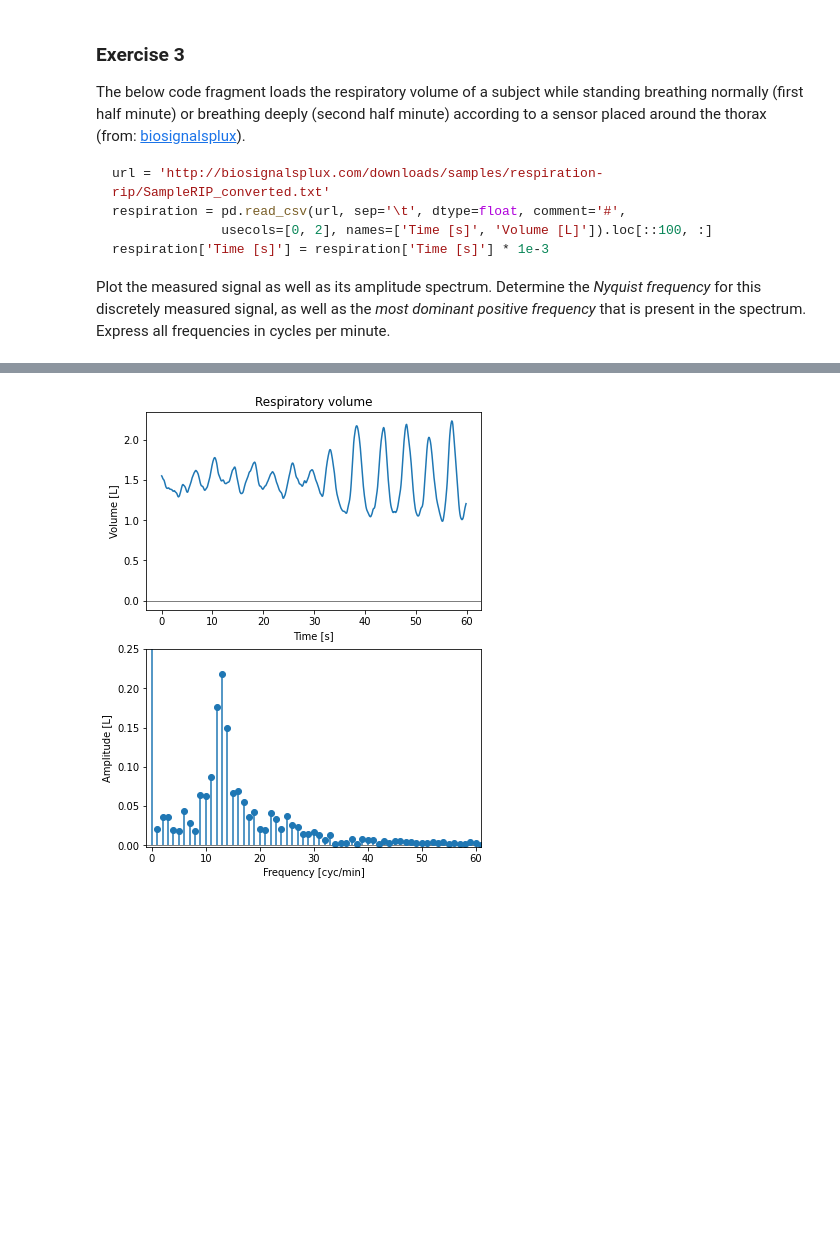
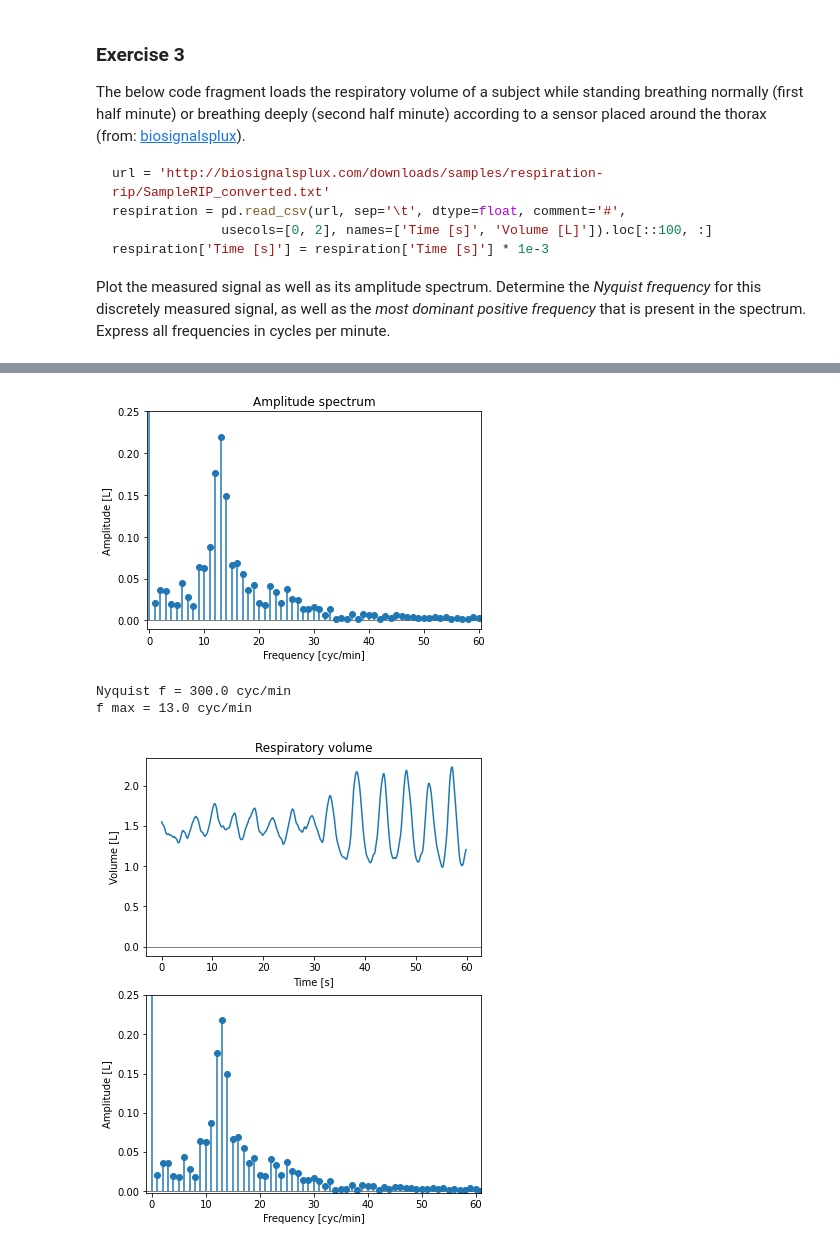
Before and after one commit to ddlatumalea/signal_analysis, a Jupyter notebook: DS1 SignAnal - Lesson 4 (v2021) - D.ipynb, the cells around one changed output, grey strips where cells are left out. Saved outputs shown, nothing was run; the diff lists cells and outputs as text; code cells hidden in the pictures; blank space fills up the shorter version.

```diff
--- a/DS1 SignAnal - Lesson 4 (v2021) - D.ipynb
+++ b/DS1 SignAnal - Lesson 4 (v2021) - D.ipynb
@@ -568,3 +600,31 @@ Plot the measured signal as well as its amplitude spectrum. Determine the *Nyqui
+# %%
+L = 1
+n = x.size
+ts = L / n
+
+freq, spect, a, b = get_spectrum(y, n, ts)
+
+plt.axhline(0.0, color='k', lw=0.5)
+plt.stem(freq, spect, basefmt='None')
+plt.axhline(1.0, color='black', lw=0.5)
+plt.xlim([-0.5, 60.5])
+plt.ylim([-0.01, 0.25])
+plt.xlabel('Frequency [cyc/min]');
+plt.ylabel('Amplitude [L]')
+plt.title('Amplitude spectrum')
+plt.show()
+# %% [output]
+[figure, added]
+# %%
+f_ny = n / (2*L)
+
+print("Nyquist f = {} cyc/min".format(f_ny))
+
+max_ampl_idx = np.argmax(spect[1:]) + 1
+print("f max = {} cyc/min".format(freq[max_ampl_idx]))
+# %% [output]
+Nyquist f = 300.0 cyc/min
+f max = 13.0 cyc/min
 # %%
 # %% [output]
 [figure]
```
Also changed, not shown: parts of 33 cells of this notebook, 2 other files.
